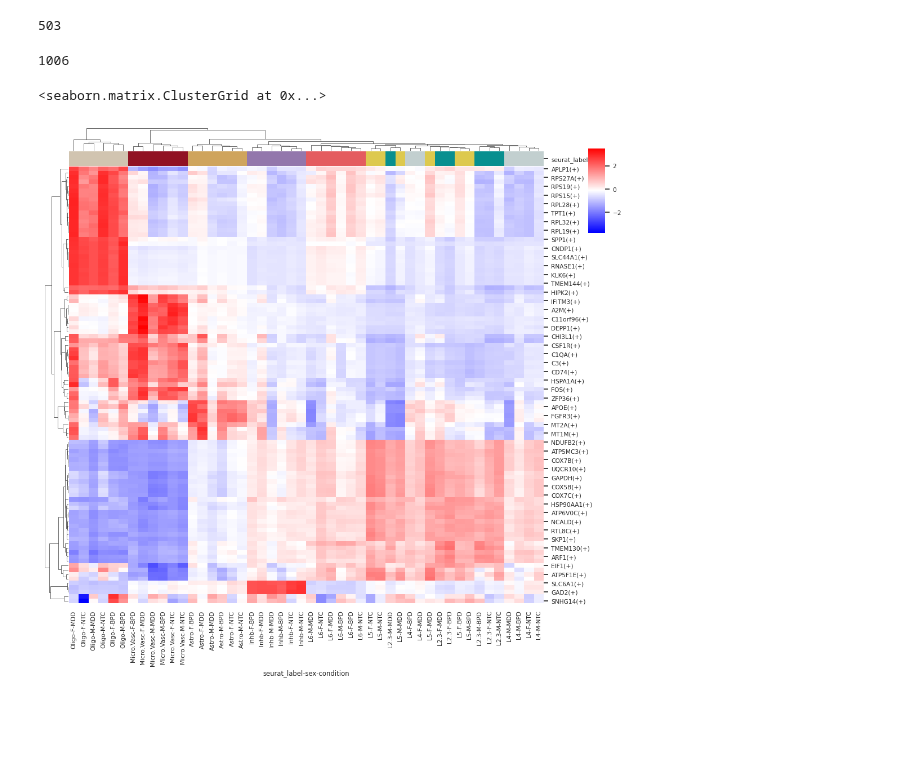
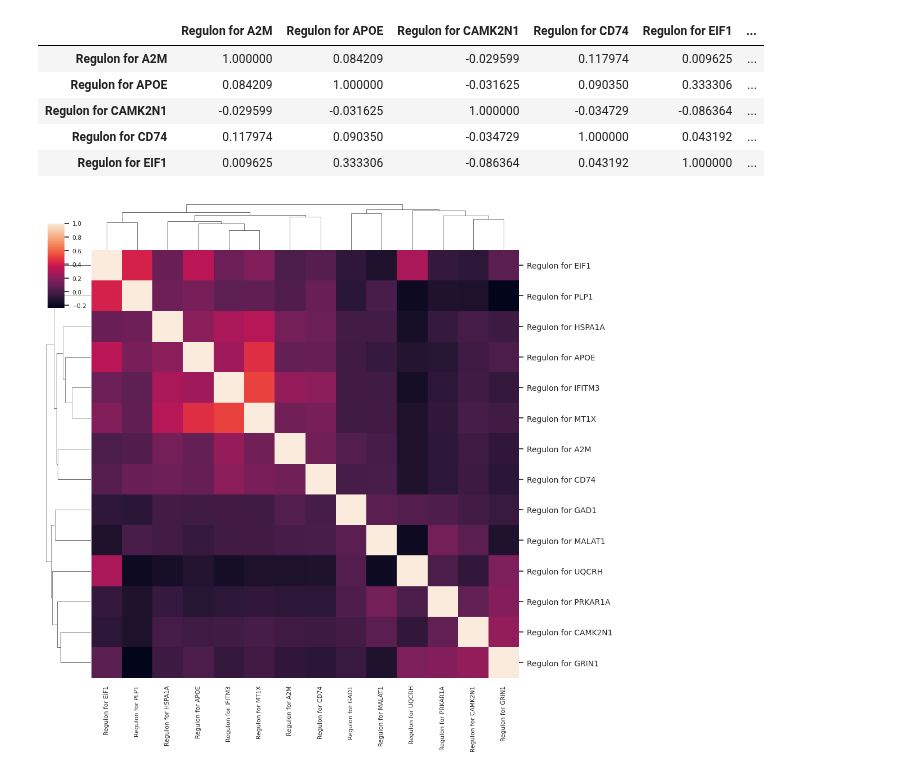
Before and after one commit to LieberInstitute/spatialDLPFC_mdd_bpd, a Jupyter notebook: code/09_DEG_GRN/08_explore-AUCell-modules.ipynb, the cells around one changed output. Drawn from its saved outputs; the diff is of its cells as text; code cells hidden in the pictures; blank space fills up the shorter version.

```diff
--- a/code/09_DEG_GRN/08_explore-AUCell-modules.ipynb
+++ b/code/09_DEG_GRN/08_explore-AUCell-modules.ipynb
@@ -10,7 +10,7 @@ MODULE_PATH = pdir+"processed-data/09_DEG_GRN/AUCell_modules/"
 # %%
 def extract_aucell(cluster):
 
-    lf = lp.connect(MODULE_PATH+"spe-n119_seurat-label-"+cluster+"_13844-genes_no-lowUMI_logcounts_modules-top20-Fadjp05_AUCell-fixed-thold-05.loom", mode='r+', validate=False)
+    lf = lp.connect(MODULE_PATH+"spe-n119_seurat-label-"+cluster+"_13162-genes_no-lowUMI_logcounts_modules-DEG-subset-refined_AUCell-fixed-thold-05.loom", mode='r+', validate=False)
     auc_mtx = pd.DataFrame(lf.ca.RegulonsAUC, index=lf.ca.CellID)
     cell_mtx = pd.DataFrame({"seurat_label": lf.ca.seurat_label, "smoothed_k9_1663": lf.ca.smoothed_k9_1663, #"custom_cluster": cluster,
                              "sex": lf.ca.sex, "condition": lf.ca.condition, "nGene": lf.ca.nGene, "nUMI": lf.ca.nUMI}, index=lf.ca.CellID)
@@ -106,39 +94,25 @@ sns.clustermap(df_means.T, z_score='row', col_colors=row_colors, dendrogram_rati
 # %%
-laDEGs = pd.read_csv(pdir+"processed-data/07_dx_DE/layer-adjusted-pc3-age-nspots_smoothed-k9-1663_dx-sex_degs-F-test-t-test.csv")
-lrDEGs = pd.read_csv(pdir+"processed-data/07_dx_DE/layer-restricted-pc3-age-nspots_smoothed-k9-1663_dx-sex_degs-F-test-t-test.csv")
-smDEGs = list(set(pd.concat([laDEGs.gene_name[laDEGs.n_ttest_sig>0], lrDEGs.gene_name[lrDEGs.n_ttest_sig>0]])))
-
-laDEGs = pd.read_csv(pdir+"processed-data/07_dx_DE/layer-adjusted-pc3-age-nspots_seurat-pc30_dx-sex_degs-F-test-t-test.csv")
-lrDEGs = pd.read_csv(pdir+"processed-data/07_dx_DE/layer-restricted-pc3-age-nspots_seurat-pc30_dx-sex_degs-F-test-t-test.csv")
-seDEGs = list(set(pd.concat([laDEGs.gene_name[laDEGs.n_ttest_sig>0], lrDEGs.gene_name[lrDEGs.n_ttest_sig>0]])))
-
-mbvDEGs = list(set(smDEGs).union(set(seDEGs)))
-len(mbvDEGs)
+import numpy as np
+auc_corr = np.corrcoef(auc_all.T)
+corrDF = pd.DataFrame(auc_corr, index=auc_all.columns, columns= auc_all.columns)
+corrDF.head()
 # %% [output]
-503
+|  | Regulon for A2M | Regulon for APOE | Regulon for CAMK2N1 | Regulon for CD74 | Regulon for EIF1 | ... |
+| Regulon for A2M | 1.000000 | 0.084209 | -0.029599 | 0.117974 | 0.009625 | ... |
+| Regulon for APOE | 0.084209 | 1.000000 | -0.031625 | 0.090350 | 0.333306 | ... |
+| Regulon for CAMK2N1 | -0.029599 | -0.031625 | 1.000000 | -0.034729 | -0.086364 | ... |
+| Regulon for CD74 | 0.117974 | 0.090350 | -0.034729 | 1.000000 | 0.043192 | ... |
+| Regulon for EIF1 | 0.009625 | 0.333306 | -0.086364 | 0.043192 | 1.000000 | ... |
 # %%
-mbvDEGs_up = [item+"(+)" for item in mbvDEGs]
-mbvDEGs_dn = [item+"(-)" for item in mbvDEGs]
-
-mbvDEGs_dir= mbvDEGs_up+mbvDEGs_dn
-len(mbvDEGs_dir)
+corrDF.to_csv(pdir+"processed-data/09_DEG_GRN/spe-n119_13162-no-lowUMI_modules-DEG-subset-refined_AUCell-correlation.csv")
-# %% [output]
-1006
 # %%
-df_scores = joined_all[list(auc_all.select_dtypes('number').columns)+['seurat_label','sex','condition']]
-df_means = df_scores.groupby(by=['seurat_label','sex','condition']).mean()
+hmp = sns.clustermap(corrDF, dendrogram_ratio=.1,
+                    cbar_pos=(0.02, 0.8, 0.03, 0.15))
+hmp.ax_heatmap.set_yticklabels(hmp.ax_heatmap.get_ymajorticklabels(), fontsize = 10)
 
-# subset to columns that are DEGs
-df_means = df_means.loc[:,df_means.columns.isin(mbvDEGs_dir)]
+#hmp.figure.savefig(pdir+'plots/10_SCENIC/spe-n119_13162-no-lowUMI_logcounts_'+REGULON_TYPE+'_AUCell-correlation.pdf')
 
-colors_df = pd.DataFrame(index=df_means.index)
-colors_df['seurat_label'] = [x[0] for x in df_means.index]
-row_colors = colors_df['seurat_label'].map(transfer_bright)
-
-sns.clustermap(df_means.T, z_score='row', col_colors=row_colors, dendrogram_ratio=.05,
-               cmap='bwr',
-              cbar_pos=(0.98, 0.8, 0.03, 0.15))
+plt.show()
 # %% [output]
-<seaborn.matrix.ClusterGrid at 0x...>
-[figure, old version]
+[figure, new version]
 # %%
```
Also changed, not shown: parts of 29 cells of this notebook, 14 other files.
